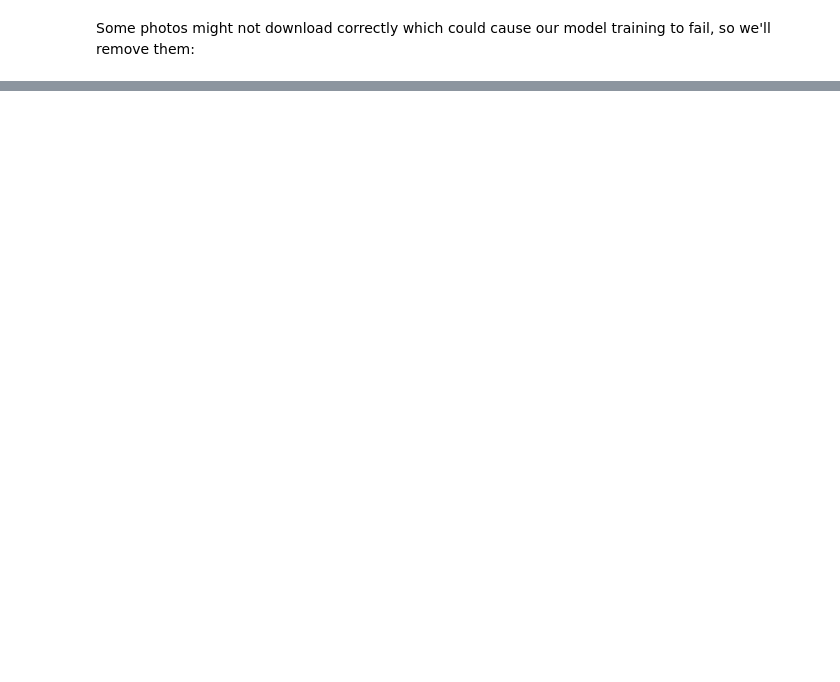
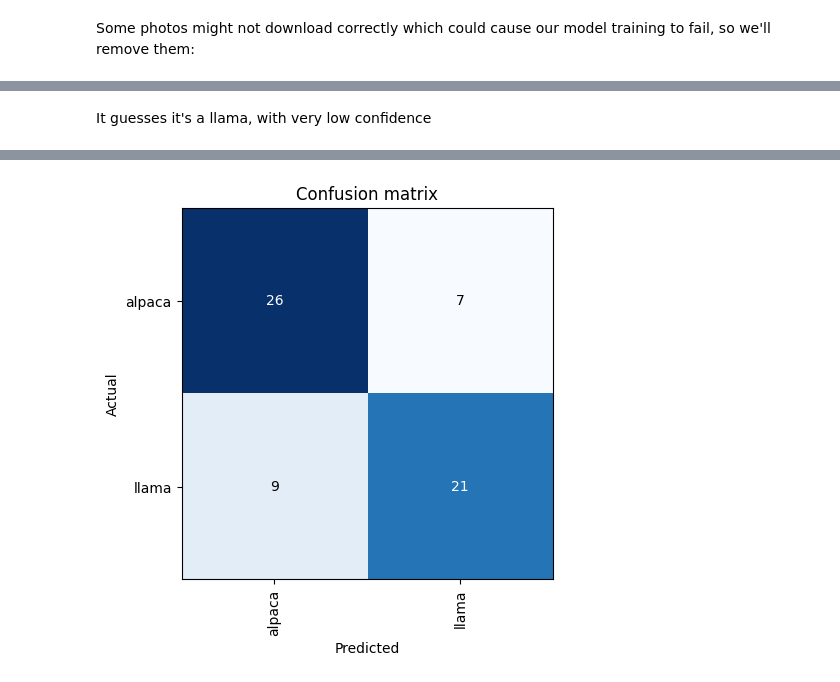
Before and after one commit to bernardodemelo/llama-or-alpaca, a Jupyter notebook: llama-or-alpaca.ipynb, the cells around one changed output, grey strips where cells are left out. Saved outputs shown, nothing was run; the diff lists cells and outputs as text; code cells hidden in the pictures; blank space fills up the shorter version.

Commit message:
Kaggle Notebook | Llama or alpaca? | Applied some techniques: error_rate betw. 20-30%

```diff
--- a/llama-or-alpaca.ipynb
+++ b/llama-or-alpaca.ipynb
@@ -86,0 +112,7 @@ print(f"Probability it's a llama: {probs[0]:.4f}")
+# %% [markdown]
+It guesses it's a llama, with very low confidence
+# %%
+
+interp = ClassificationInterpretation.from_learner(learn)
+interp.plot_confusion_matrix()
+# %% [output]
@@ -86,0 +121 @@ print(f"Probability it's a llama: {probs[0]:.4f}")
+[figure, added]
```
Also changed, not shown: parts of 33 cells of this notebook.
